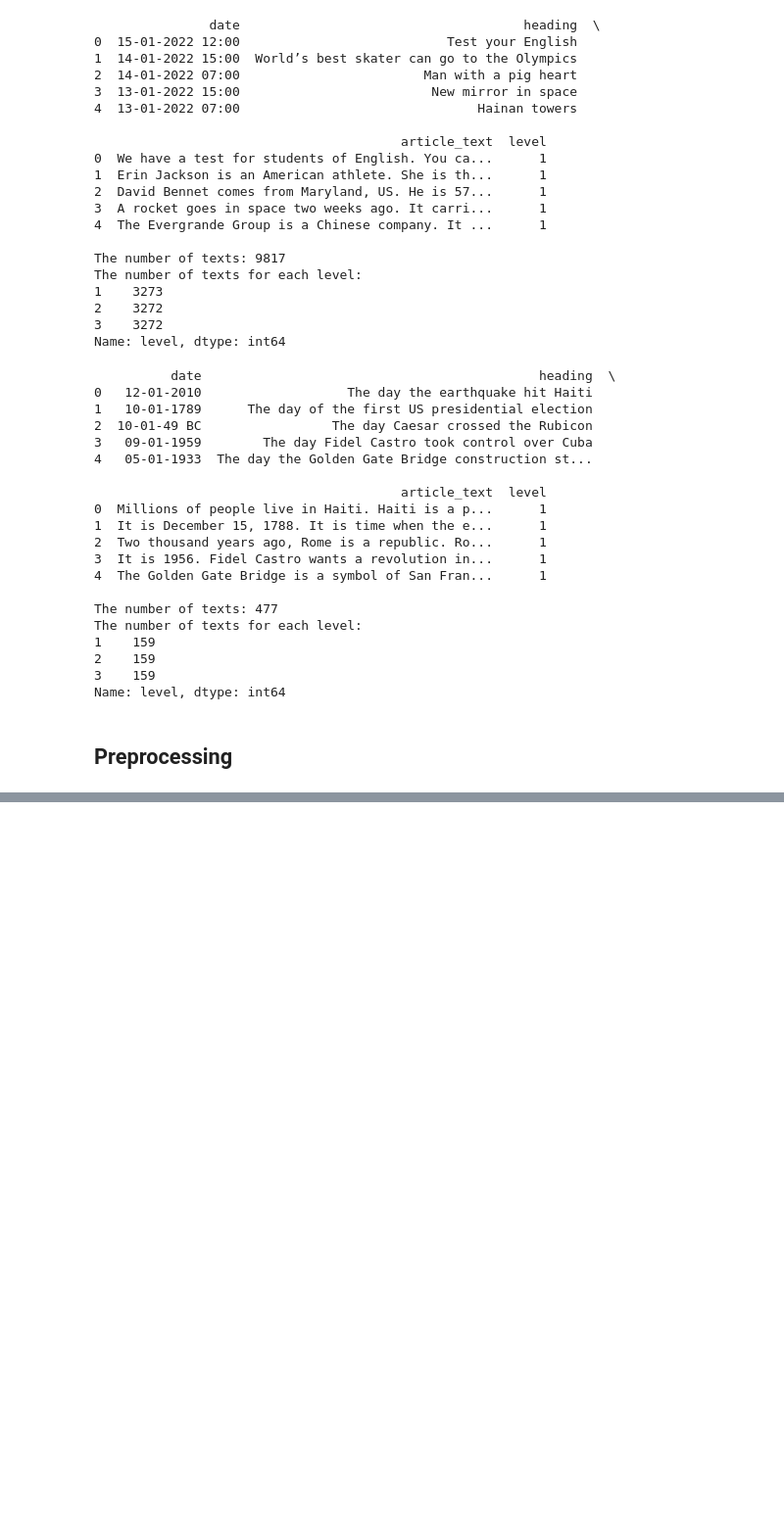
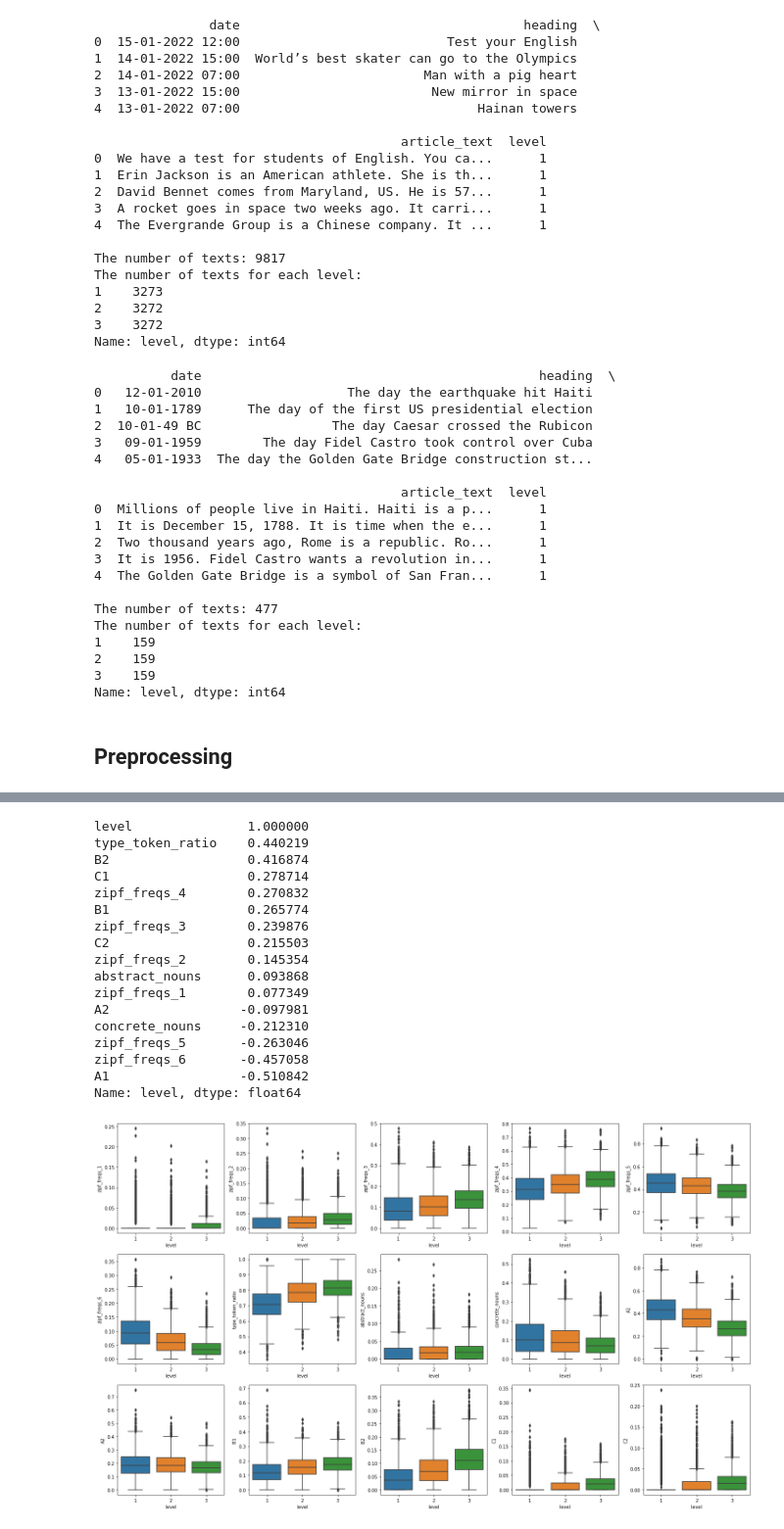
Before and after one commit to lpmaltina/english-proficiency, a Jupyter notebook: EDA.ipynb, the cells around one changed output, grey strips where cells are left out. Shown at 98% size. Cells and saved outputs as stored; diff of their text form; code cells hidden in the pictures; blank space fills up the shorter version.

Commit message:
add lexical features

```diff
--- a/EDA.ipynb
+++ b/EDA.ipynb
@@ -264,0 +269,6 @@ max         323.000000            41.000000
+# %%
+word2level = {}
+for level, words in dct.items():
+    for i in range(len(words)):
+        if ' ' not in words[i]:
+            word2level[words[i].lower()] = level
@@ -264,0 +283,31 @@ max         323.000000            41.000000
+# %%
+news_lexical_df = news.create_lexical_df(abstract_nouns, concrete_nouns)
+days_lexical_df = days.create_lexical_df(abstract_nouns, concrete_nouns)
+# %%
+def show_correlations(dataset):
+    corr = dataset.corr()
+    print(corr['level'].sort_values(ascending=False), '\n')
+
+    features = [f"zipf_freqs_{i}" for i in range(1, 7)] + ["type_token_ratio", "abstract_nouns", "concrete_nouns", "A1", "A2", "B1", "B2", "C1", "C2"]
+    draw_boxplots(df=dataset, features=features, filename="vocab.png")
+# %%
+show_correlations(news_lexical_df)
+# %% [output]
+level               1.000000
+type_token_ratio    0.440219
+B2                  0.416874
+C1                  0.278714
+zipf_freqs_4        0.270832
+B1                  0.265774
+zipf_freqs_3        0.239876
+C2                  0.215503
+zipf_freqs_2        0.145354
+abstract_nouns      0.093868
+zipf_freqs_1        0.077349
+A2                 -0.097981
+concrete_nouns     -0.212310
+zipf_freqs_5       -0.263046
+zipf_freqs_6       -0.457058
+A1                 -0.510842
+Name: level, dtype: float64
+[figure, added]
```
Also changed, not shown: parts of 31 cells of this notebook, 3 other files.
